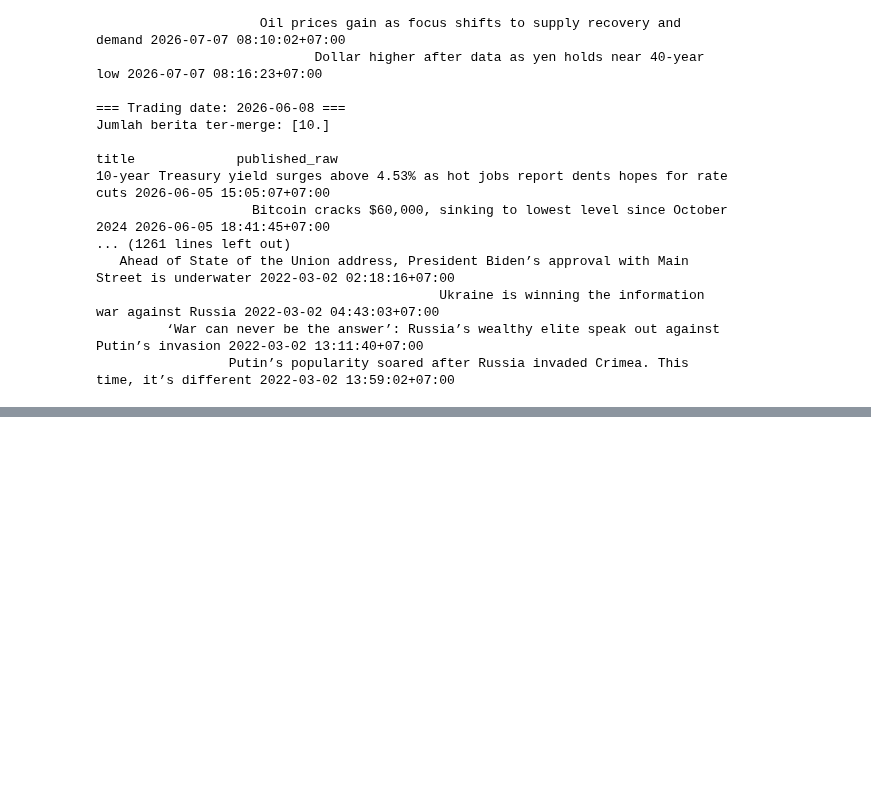
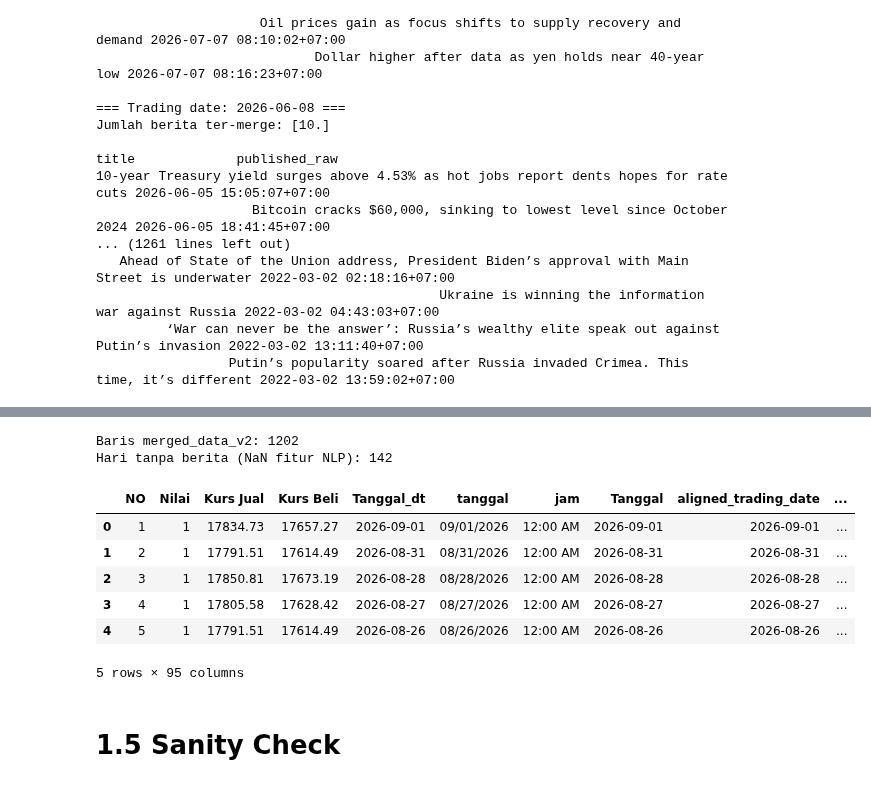
Before and after one commit to farsyaant/nlpproject-grestercinta, a Jupyter notebook: src/final.ipynb, the cells around one changed output, grey strips where cells are left out. Cells and saved outputs as stored; diff of their text form; code cells hidden in the pictures; blank space fills up the shorter version.

```diff
--- a/src/final.ipynb
+++ b/src/final.ipynb
@@ -696,0 +931,7 @@ Jumlah berita ter-merge: [10.]
+# %%
+# Kombinasi final: VADER dari lower_text, LM dari text_lemmatized
+news_feat = compute_vader_sentiment(news, text_col='lower_text')
+news_feat = compute_lm_sentiment(news_feat, text_col='text_lemmatized')
+
+print(f"Jumlah baris: {len(news_feat)}")
+news_feat[['title', 'vader_compound', 'lm_polarity', 'lm_subjectivity']].head(5)
@@ -696,0 +948,5 @@ Jumlah berita ter-merge: [10.]
+# %%
+news_feat = compute_gpr_density(news_feat, text_col='lower_text', keywords=DEFAULT_GPR_KEYWORDS)
+
+print(news_feat['gpr_hits'].describe())
+news_feat[['title', 'gpr_hits', 'gpr_density']].sort_values('gpr_density', ascending=False).head(5)
@@ -696,0 +971,9 @@ Jumlah berita ter-merge: [10.]
+# %%
+extractor = TfidfSvdExtractor(max_features=5000, n_components=75, min_df=5)
+extractor.fit(news_feat['text_lemmatized'])
+
+svd_vec = extractor.transform(news_feat['text_lemmatized'])
+news_feat = pd.concat([news_feat.reset_index(drop=True), svd_vec.reset_index(drop=True)], axis=1)
+
+print(f"Explained variance ratio (kumulatif, {extractor.n_components} komponen): {extractor.explained_variance_ratio_.sum():.3f}")
+svd_vec.head(3)
@@ -696,0 +993,8 @@ Jumlah berita ter-merge: [10.]
+# %%
+daily_features = aggregate_daily_features(
+    news_feat,
+    date_col="aligned_trading_date",
+)
+
+print(f"Jumlah hari trading dengan fitur NLP: {len(daily_features)}")
+daily_features.head()
@@ -696,0 +1010,24 @@ Jumlah berita ter-merge: [10.]
+# %%
+merged_data_v2 = pd.merge(
+    bi_raw,
+    daily_features,
+    left_on='Tanggal_dt',
+    right_on='aligned_trading_date',
+    how='left',
+)
+
+print(f"Baris merged_data_v2: {len(merged_data_v2)}")
+print(f"Hari tanpa berita (NaN fitur NLP): {merged_data_v2['news_count'].isna().sum()}")
+merged_data_v2.head(5)
+# %% [output]
+Baris merged_data_v2: 1202
+Hari tanpa berita (NaN fitur NLP): 142
+|  | NO | Nilai | Kurs Jual | Kurs Beli | Tanggal_dt | tanggal | jam | Tanggal | aligned_trading_date | ... |
+| 0 | 1 | 1 | 17834.73 | 17657.27 | 2026-09-01 | 09/01/2026 | 12:00 AM | 2026-09-01 | 2026-09-01 | ... |
+| 1 | 2 | 1 | 17791.51 | 17614.49 | 2026-08-31 | 08/31/2026 | 12:00 AM | 2026-08-31 | 2026-08-31 | ... |
+| 2 | 3 | 1 | 17850.81 | 17673.19 | 2026-08-28 | 08/28/2026 | 12:00 AM | 2026-08-28 | 2026-08-28 | ... |
+| 3 | 4 | 1 | 17805.58 | 17628.42 | 2026-08-27 | 08/27/2026 | 12:00 AM | 2026-08-27 | 2026-08-27 | ... |
+| 4 | 5 | 1 | 17791.51 | 17614.49 | 2026-08-26 | 08/26/2026 | 12:00 AM | 2026-08-26 | 2026-08-26 | ... |
+5 rows × 95 columns
+# %% [markdown]
+# 1.5 Sanity Check
```
Also changed, not shown: parts of 24 cells of this notebook.
